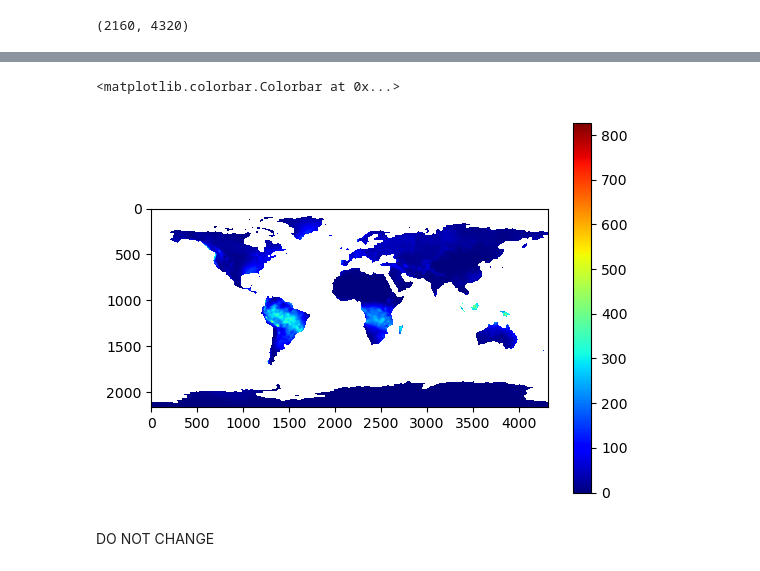
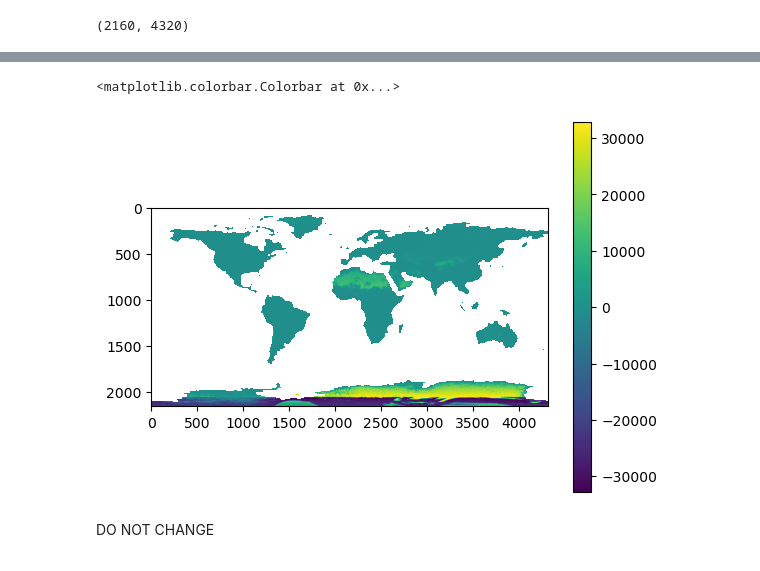
Before and after one commit to deekenyah1/final_year_worldclim, a Jupyter notebook: RASTERIO PROJECT.ipynb, the cells around one changed output, grey strips where cells are left out. Cells and saved outputs as stored; diff of their text form; code cells hidden in the pictures.

```diff
--- a/RASTERIO PROJECT.ipynb
+++ b/RASTERIO PROJECT.ipynb
@@ -1320,3 +1155,4 @@ DBSCAN(min_samples=10)
 # %%
-db.labels_
+prec_db_labels = db_prec.labels_
+prec_db_labels
 # %% [output]
@@ -1363,5 +1173,5 @@ non_nodata_indices = np.where(data_bin != curr_file.nodata)
 # %%
-data_bin[non_nodata_indices] = db.labels_
+data_bin[non_nodata_indices] = prec_db_labels
 # %%
 data_bin[non_nodata_indices]
 # %% [output]
@@ -1369,2 +1179,2 @@ array([   -1,    -1,    -1, ..., 11050, 11050,    -1], dtype=int16)
 # %%
-prec_db_2 = nan_array
+prec_db_res = nan_array.copy()
@@ -1371,3 +1183,3 @@ prec_db_2 = nan_array
 # %%
-prec_db_2[non_nodata_indices] = data_bin[non_nodata_indices]
+prec_db_res[non_nodata_indices] = data_bin[non_nodata_indices]
 # %%
@@ -1393,6 +1205,6 @@ plt.colorbar()
 # %%
-plt.imshow(prec_db_2, cmap = 'jet')
+plt.imshow(prec_db_res)
 plt.colorbar()
 # %% [output]
 <matplotlib.colorbar.Colorbar at 0x...>
-[figure, old version]
+[figure, new version]
```
Also changed, not shown: parts of 228 cells of this notebook, 5 other files.
